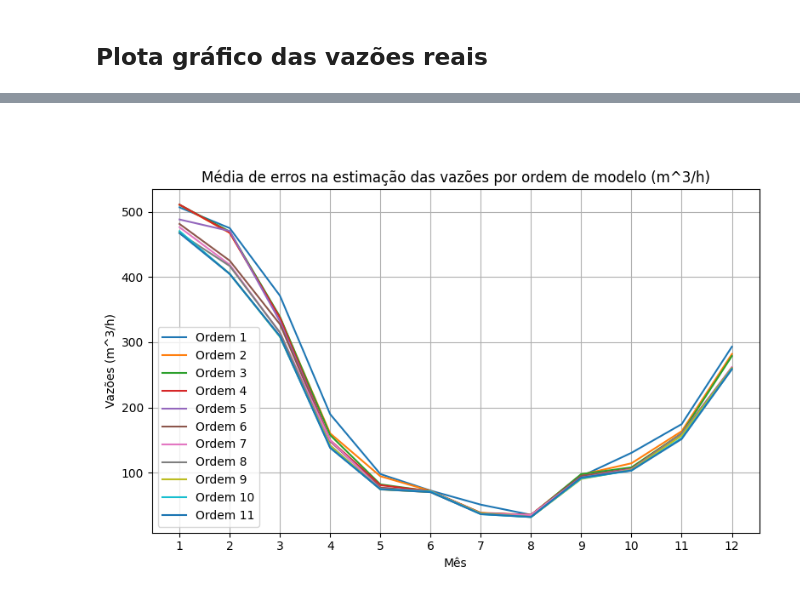
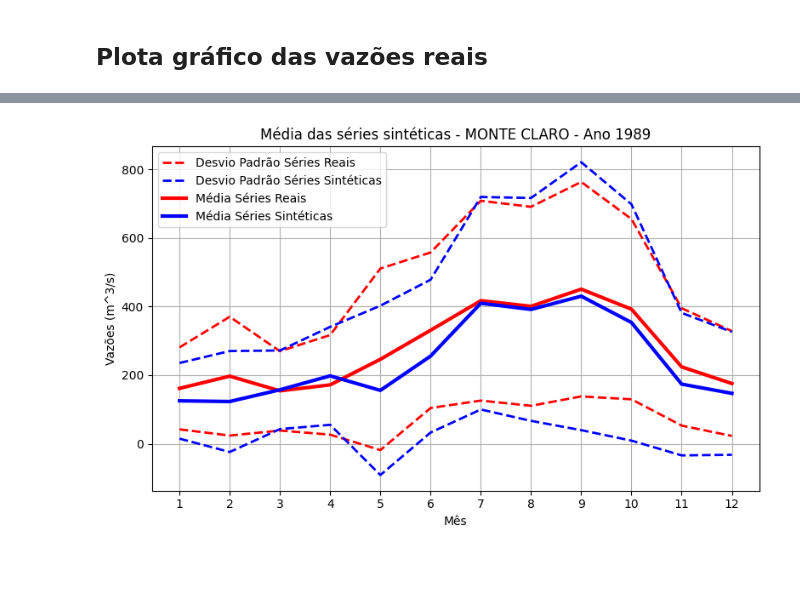
Before and after one commit to AndreMarcato/Planerg_2023, a Jupyter notebook: series_sinteticas_RaulMota.ipynb, the cells around one changed output, grey strips where cells are left out. Saved outputs shown, nothing was run; the diff lists cells and outputs as text; code cells hidden in the pictures; blank space fills up the shorter version.

```diff
--- a/series_sinteticas_RaulMota.ipynb
+++ b/series_sinteticas_RaulMota.ipynb
@@ -436,26 +403,43 @@ plt.show()
-# %% [markdown]
-##
-# %%
-import numpy as np
-import matplotlib.pyplot as plt
-
-plt.figure(figsize=(8,5))
-
-mes_plot = np.arange(1,13,1)
-
-for ordem,erros_medios in enumerate(erros_medios_ordem):
-    plt.plot(mes_plot, erros_medios, label="Ordem " + str(ordem+1))
-
-
-plt.title('Média de erros na estimação das vazões por ordem de modelo (m^3/h)')
-plt.xlabel('Mês')
-plt.ylabel('Vazões (m^3/h)')
-
-plt.legend()
-
-plt.xticks(mes_plot)
-plt.grid()
-plt.tight_layout()
-plt.show()
-# %% [output]
-[figure, removed]
+# %%
+import numpy as np
+import matplotlib.pyplot as plt
+
+VNA = usina['vazoes']
+
+plt.figure(figsize=(8,5))
+
+mes_plot = np.arange(1,13,1)
+
+media_reais = np.mean(VNA, axis=0)
+media_sinteticas = np.mean(series_sinteticas, axis=0)
+
+desvio_padrao_reais = np.std(VNA, axis=0)
+desvido_padrao_sinteticas = np.std(series_sinteticas, axis=0)
+
+
+# plt.plot(mes_plot, media_reais, '-r', linewidth="3", label="Média Séries Reais")
+plt.plot(mes_plot, media_reais+desvio_padrao_reais, '--r', linewidth="2", label="Desvio Padrão Séries Reais")
+plt.plot(mes_plot, media_reais-desvio_padrao_reais, '--r', linewidth="2",)
+
+# plt.plot(mes_plot, media_sinteticas,'-b', linewidth="3", label="Média Séries Sintéticas")
+plt.plot(mes_plot, media_sinteticas+desvido_padrao_sinteticas, '--b', linewidth="2", label="Desvio Padrão Séries Sintéticas")
+plt.plot(mes_plot, media_sinteticas-desvido_padrao_sinteticas, '--b', linewidth="2")
+
+plt.plot(mes_plot, media_reais, '-r', linewidth="3", label="Média Séries Reais")
+
+plt.plot(mes_plot, media_sinteticas,'-b', linewidth="3", label="Média Séries Sintéticas")
+
+# plt.plot(mes_plot, VNA[Ano_Inicial-1931], label="Ano Analisado")
+
+plt.title('Média das séries sintéticas - ' + Nome_Usina + ' - Ano ' + str(Ano_Inicial))
+plt.xlabel('Mês')
+plt.ylabel('Vazões (m^3/s)')
+
+plt.legend()
+
+plt.xticks(mes_plot)
+plt.grid()
+plt.tight_layout()
+plt.show()
+# %% [output]
+[figure, added]
```
Also changed, not shown: parts of 20 cells of this notebook.
